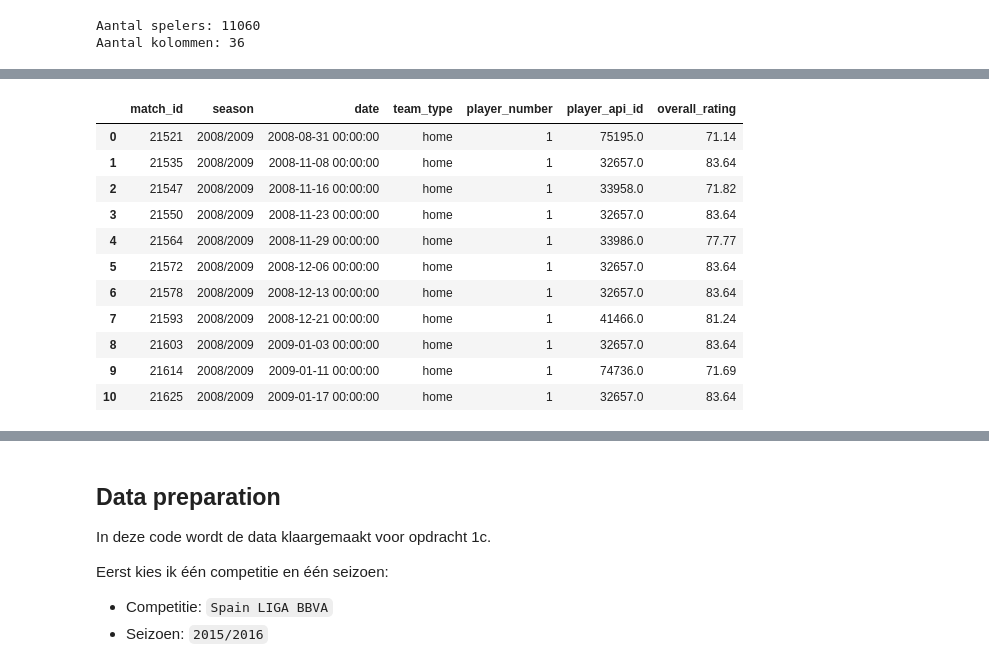
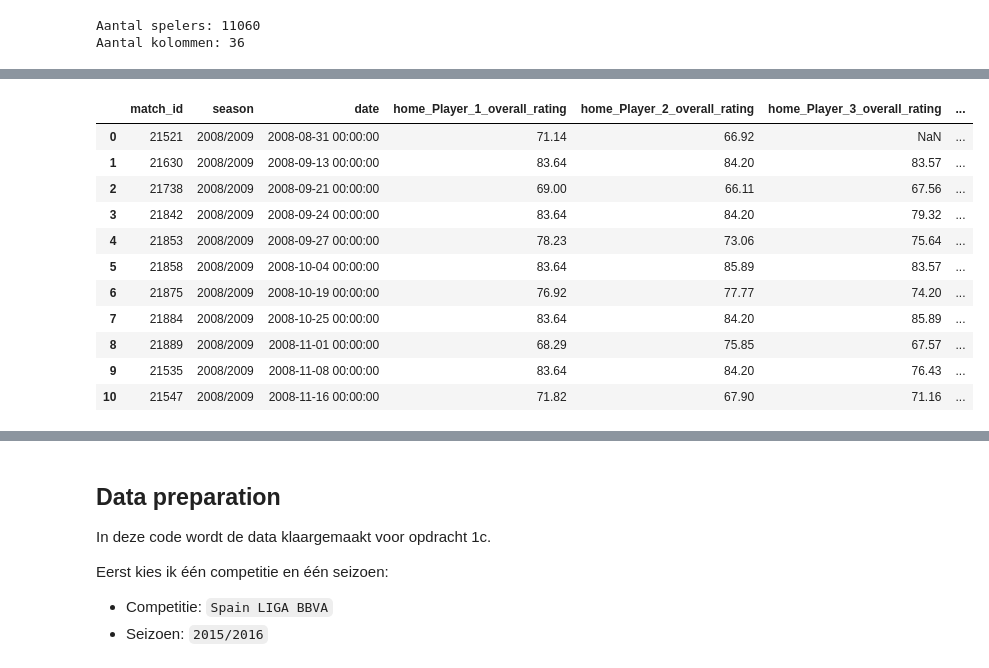
Before and after one commit to Ardjun6/Groep6-datalab2, a Jupyter notebook: fc_barcelona_analysis.ipynb, the cells around one changed output, grey strips where cells are left out. Saved outputs shown, nothing was run; the diff lists cells and outputs as text; code cells hidden in the pictures.

```diff
--- a/fc_barcelona_analysis.ipynb
+++ b/fc_barcelona_analysis.ipynb
@@ -846,55 +861,58 @@ Aantal kolommen: 36
 # %%
 # Dataframe van opdracht 1a tijdelijk opslaan als SQL-tabel
+# Zo kunnen we speler_gem_df gebruiken in een SQL-query
 speler_gem_df.to_sql("speler_gem_df", bar.conn, if_exists="replace", index=False)
 
-sql_delen = []
+# We willen home en away spelers meenemen
+teams = ["home", "away"]
 
-# Automatisch SQL maken voor alle home en away players
-for team in ["home", "away"]:
+# Hier slaan we de stukjes SQL tijdelijk in op
+join_delen = []
+select_delen = []
+
+# Loop door home en away en door speler 1 t/m 11
+for team in teams:
     for nummer in range(1, 12):
-        sql_delen.append(f"""
-            SELECT
-                id AS match_id,
-                season,
-                date,
-                '{team}' AS team_type,
-                {nummer} AS player_number,
-                {team}_player_{nummer} AS player_api_id
-            FROM Match
-            WHERE home_team_api_id = 8634
-               OR away_team_api_id = 8634
+        alias = f"{team}_{nummer}"
+
+        # Kolommen maken voor de rating van elke speler
+        select_delen.append(
+            f"{alias}.overall_rating AS {team}_Player_{nummer}_overall_rating"
+        )
+
+        # Speler uit Match koppelen aan zijn gemidelde rating
+        join_delen.append(f"""
+            LEFT JOIN speler_gem_df AS {alias}
+                ON m.{team}_player_{nummer} = {alias}.player_api_id
         """)
 
-# Alle losse SELECT-statements samenvoegen
-sql_spelers = "UNION ALL".join(sql_delen)
+# Query maken voor alle wedstrijden van FC Barcelona
+query = f"""
+SELECT
+    m.id AS match_id,
+    m.season,
+    m.date,
+    {", ".join(select_delen)}
+FROM Match AS m
+{" ".join(join_delen)}
+WHERE m.home_team_api_id = 8634
+   OR m.away_team_api_id = 8634
+ORDER BY m.date;
+"""
 
-# Nieuwe dataframe maken met per wedstrijd de rating van elke speler
-wedstrijd_speler_rating_df = pd.read_sql_query(
-f"""
-    SELECT
-        spelers.match_id,
-        spelers.season,
-        spelers.date,
-        spelers.team_type,
-        spelers.player_number,
-        spelers.player_api_id,
-        speler_gem_df.overall_rating
-    FROM ({sql_spelers}) AS spelers
-    LEFT JOIN speler_gem_df
-        ON spelers.player_api_id = speler_gem_df.player_api_id
-""", bar.conn)
-
-wedstrijd_speler_rating_df.head(11)
+# Testen
+wedstrijd_rating_df = pd.read_sql_query(query, bar.conn)
+wedstrijd_rating_df.head(11)
 # %% [output]
-|  | match_id | season | date | team_type | player_number | player_api_id | overall_rating |
-| 0 | 21521 | 2008/2009 | 2008-08-31 00:00:00 | home | 1 | 75195.0 | 71.14 |
-| 1 | 21535 | 2008/2009 | 2008-11-08 00:00:00 | home | 1 | 32657.0 | 83.64 |
-| 2 | 21547 | 2008/2009 | 2008-11-16 00:00:00 | home | 1 | 33958.0 | 71.82 |
-| 3 | 21550 | 2008/2009 | 2008-11-23 00:00:00 | home | 1 | 32657.0 | 83.64 |
-| 4 | 21564 | 2008/2009 | 2008-11-29 00:00:00 | home | 1 | 33986.0 | 77.77 |
-| 5 | 21572 | 2008/2009 | 2008-12-06 00:00:00 | home | 1 | 32657.0 | 83.64 |
-| 6 | 21578 | 2008/2009 | 2008-12-13 00:00:00 | home | 1 | 32657.0 | 83.64 |
-| 7 | 21593 | 2008/2009 | 2008-12-21 00:00:00 | home | 1 | 41466.0 | 81.24 |
-| 8 | 21603 | 2008/2009 | 2009-01-03 00:00:00 | home | 1 | 32657.0 | 83.64 |
-| 9 | 21614 | 2008/2009 | 2009-01-11 00:00:00 | home | 1 | 74736.0 | 71.69 |
-| 10 | 21625 | 2008/2009 | 2009-01-17 00:00:00 | home | 1 | 32657.0 | 83.64 |
+|  | match_id | season | date | home_Player_1_overall_rating | home_Player_2_overall_rating | home_Player_3_overall_rating | ... |
+| 0 | 21521 | 2008/2009 | 2008-08-31 00:00:00 | 71.14 | 66.92 | NaN | ... |
+| 1 | 21630 | 2008/2009 | 2008-09-13 00:00:00 | 83.64 | 84.20 | 83.57 | ... |
+| 2 | 21738 | 2008/2009 | 2008-09-21 00:00:00 | 69.00 | 66.11 | 67.56 | ... |
+| 3 | 21842 | 2008/2009 | 2008-09-24 00:00:00 | 83.64 | 84.20 | 79.32 | ... |
+| 4 | 21853 | 2008/2009 | 2008-09-27 00:00:00 | 78.23 | 73.06 | 75.64 | ... |
+| 5 | 21858 | 2008/2009 | 2008-10-04 00:00:00 | 83.64 | 85.89 | 83.57 | ... |
+| 6 | 21875 | 2008/2009 | 2008-10-19 00:00:00 | 76.92 | 77.77 | 74.20 | ... |
+| 7 | 21884 | 2008/2009 | 2008-10-25 00:00:00 | 83.64 | 84.20 | 85.89 | ... |
+| 8 | 21889 | 2008/2009 | 2008-11-01 00:00:00 | 68.29 | 75.85 | 67.57 | ... |
+| 9 | 21535 | 2008/2009 | 2008-11-08 00:00:00 | 83.64 | 84.20 | 76.43 | ... |
+| 10 | 21547 | 2008/2009 | 2008-11-16 00:00:00 | 71.82 | 67.90 | 71.16 | ... |
```
Also changed, not shown: parts of 5 cells of this notebook.
